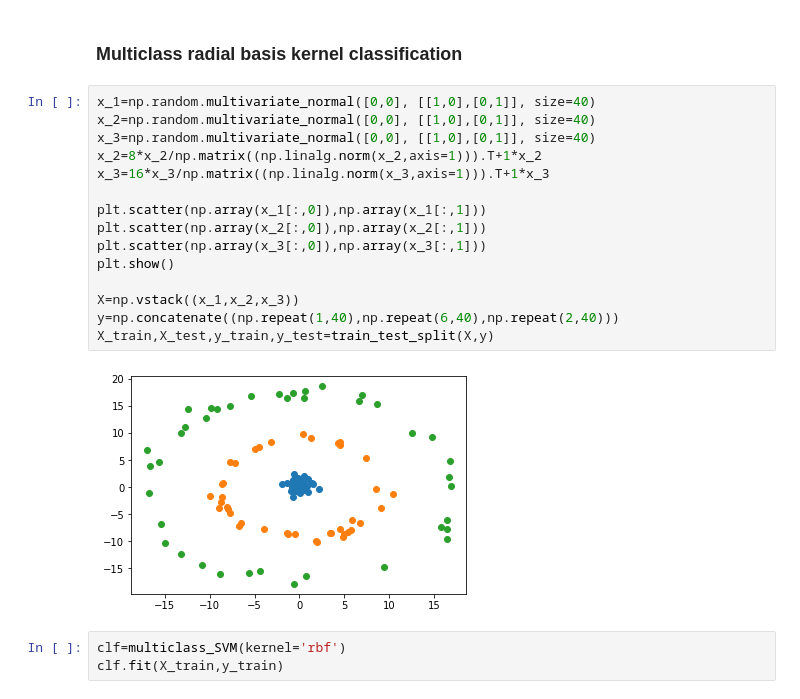
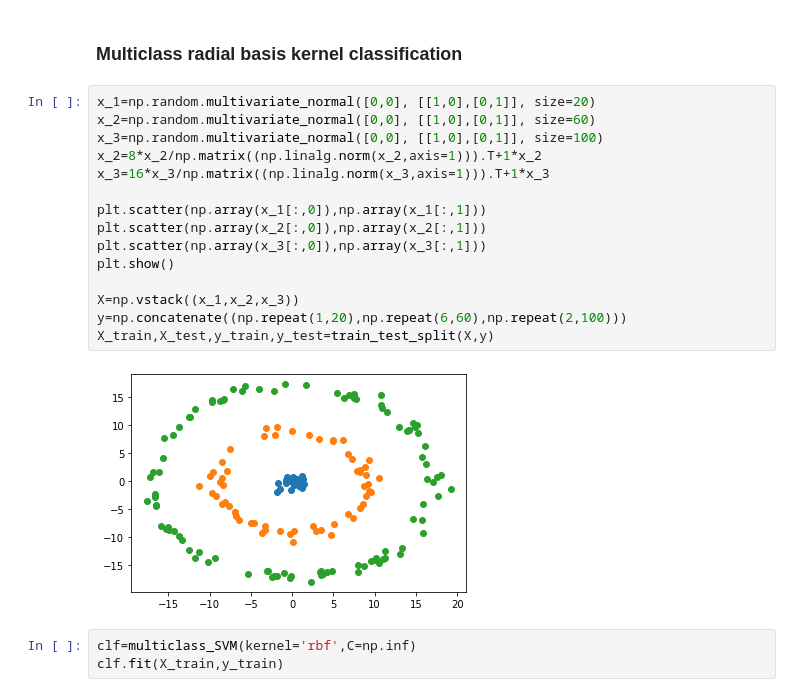
Before and after one commit to szystem/SVM_from_scratch, a Jupyter notebook: SVM classifier.ipynb, the cells around one changed output. Cells and saved outputs as stored; diff of their text form.

```diff
--- a/SVM classifier.ipynb
+++ b/SVM classifier.ipynb
@@ -190,23 +195,23 @@ print(accuracy_score(y_test, clf1.predict(X_test)))
 # %% [markdown]
 ### Multiclass radial basis kernel classification
 # %%
-x_1=np.random.multivariate_normal([0,0], [[1,0],[0,1]], size=40)
-x_2=np.random.multivariate_normal([0,0], [[1,0],[0,1]], size=40)
-x_3=np.random.multivariate_normal([0,0], [[1,0],[0,1]], size=40)
+x_1=np.random.multivariate_normal([0,0], [[1,0],[0,1]], size=20)
+x_2=np.random.multivariate_normal([0,0], [[1,0],[0,1]], size=60)
+x_3=np.random.multivariate_normal([0,0], [[1,0],[0,1]], size=100)
 x_2=8*x_2/np.matrix((np.linalg.norm(x_2,axis=1))).T+1*x_2
 x_3=16*x_3/np.matrix((np.linalg.norm(x_3,axis=1))).T+1*x_3
 
 plt.scatter(np.array(x_1[:,0]),np.array(x_1[:,1]))
 plt.scatter(np.array(x_2[:,0]),np.array(x_2[:,1]))
 plt.scatter(np.array(x_3[:,0]),np.array(x_3[:,1]))
 plt.show()
 
 X=np.vstack((x_1,x_2,x_3))
-y=np.concatenate((np.repeat(1,40),np.repeat(6,40),np.repeat(2,40)))
+y=np.concatenate((np.repeat(1,20),np.repeat(6,60),np.repeat(2,100)))
 X_train,X_test,y_train,y_test=train_test_split(X,y)
 # %% [output]
-[figure, old version]
+[figure, new version]
 # %%
-clf=multiclass_SVM(kernel='rbf')
+clf=multiclass_SVM(kernel='rbf',C=np.inf)
 clf.fit(X_train,y_train)
 # %%
```
Also changed, not shown: parts of 7 cells of this notebook.
